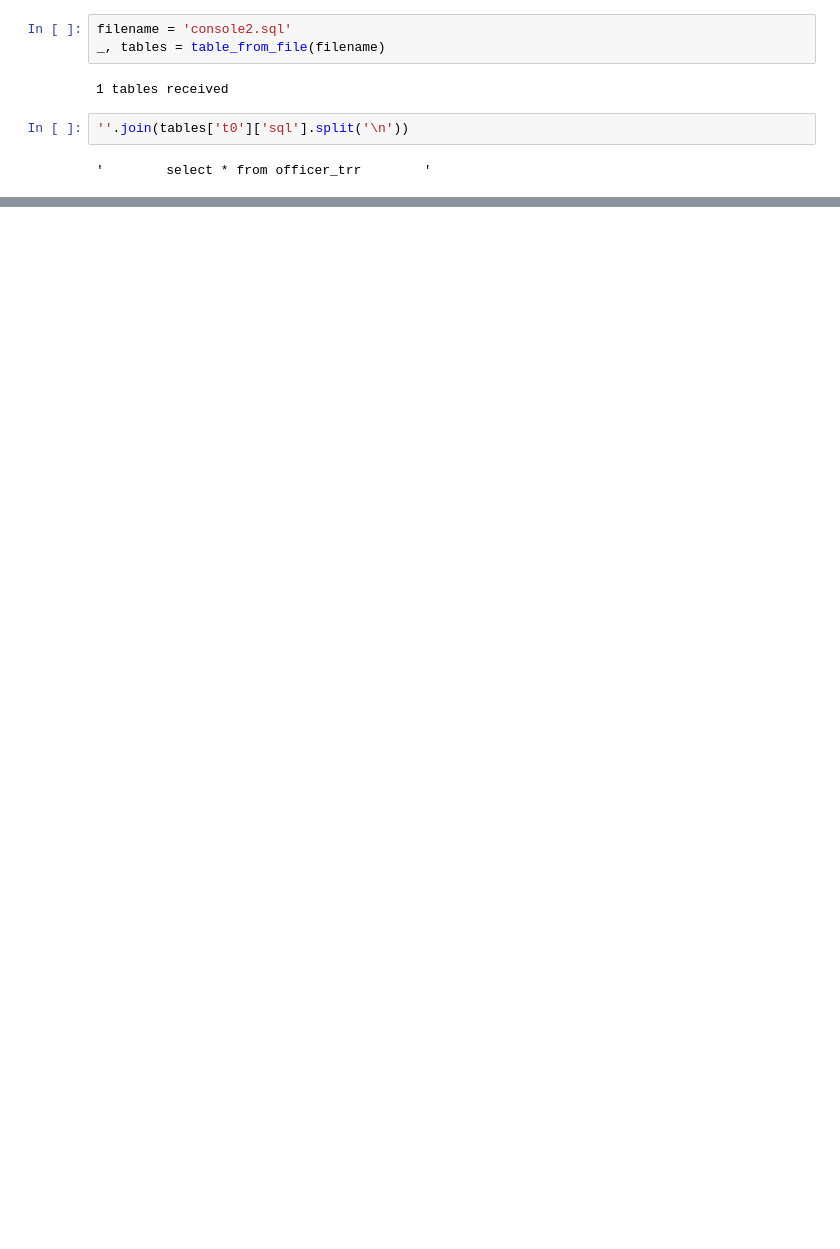
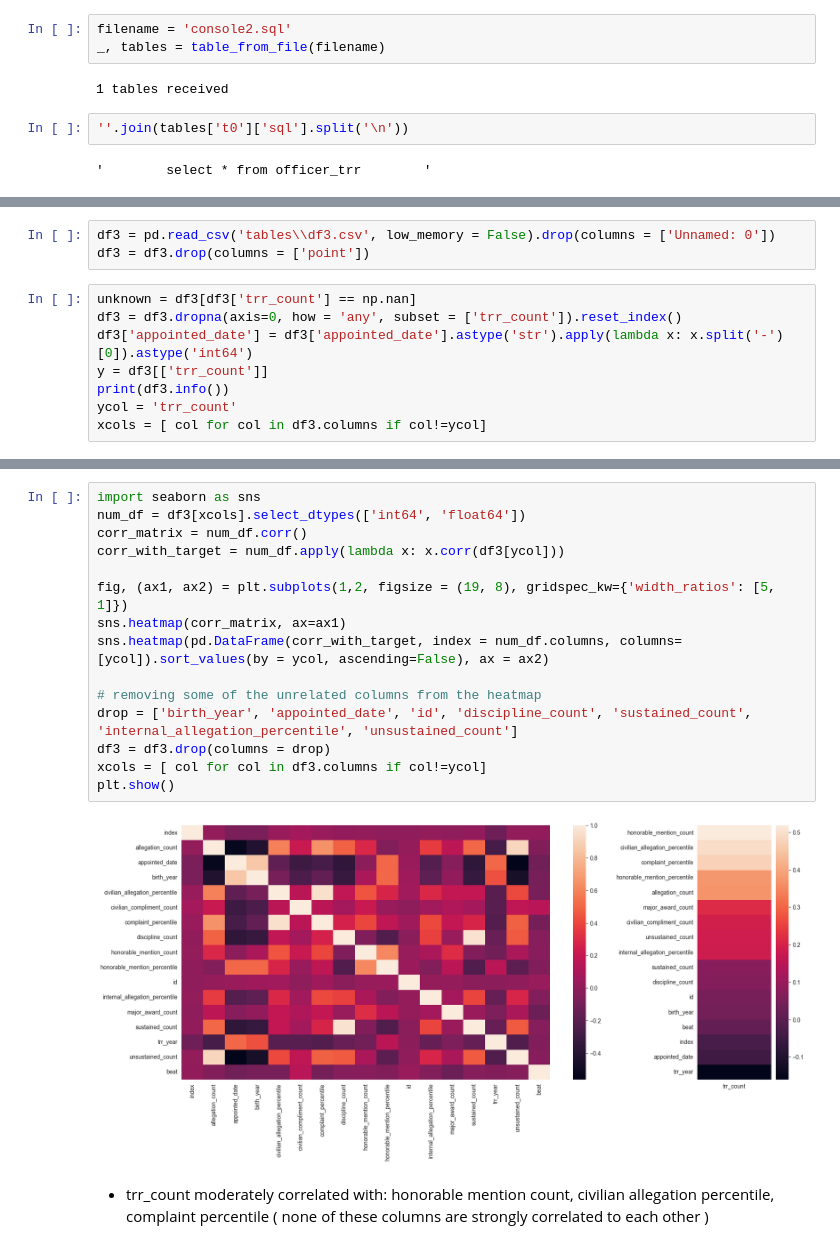
Before and after one commit to ShaliniR8/WiseKingfishers, a Jupyter notebook: cpdbML.ipynb, the cells around one changed output, grey strips where cells are left out. Cells and saved outputs as stored; diff of their text form; blank space fills up the shorter version.

```diff
--- a/cpdbML.ipynb
+++ b/cpdbML.ipynb
@@ -687,0 +556,11 @@ incrPCA
+# %%
+df3 = pd.read_csv('tables\\df3.csv', low_memory = False).drop(columns = ['Unnamed: 0'])
+df3 = df3.drop(columns = ['point'])
+# %%
+unknown = df3[df3['trr_count'] == np.nan]
+df3 = df3.dropna(axis=0, how = 'any', subset = ['trr_count']).reset_index()
+df3['appointed_date'] = df3['appointed_date'].astype('str').apply(lambda x: x.split('-')[0]).astype('int64')
+y = df3[['trr_count']]
+print(df3.info())
+ycol = 'trr_count'
+xcols = [ col for col in df3.columns if col!=ycol]
@@ -687,0 +585,19 @@ incrPCA
+# %%
+import seaborn as sns
+num_df = df3[xcols].select_dtypes(['int64', 'float64'])
+corr_matrix = num_df.corr()
+corr_with_target = num_df.apply(lambda x: x.corr(df3[ycol]))
+
+fig, (ax1, ax2) = plt.subplots(1,2, figsize = (19, 8), gridspec_kw={'width_ratios': [5, 1]})
+sns.heatmap(corr_matrix, ax=ax1)
+sns.heatmap(pd.DataFrame(corr_with_target, index = num_df.columns, columns=[ycol]).sort_values(by = ycol, ascending=False), ax = ax2)
+
+# removing some of the unrelated columns from the heatmap
+drop = ['birth_year', 'appointed_date', 'id', 'discipline_count', 'sustained_count', 'internal_allegation_percentile', 'unsustained_count']
+df3 = df3.drop(columns = drop)
+xcols = [ col for col in df3.columns if col!=ycol]
+plt.show()
+# %% [output]
+[figure, added]
+# %% [markdown]
+- trr_count moderately correlated with: honorable mention count, civilian allegation percentile, complaint percentile ( none of these columns are strongly correlated to each other )
```
Also changed, not shown: parts of 55 cells of this notebook, 27 other files.
